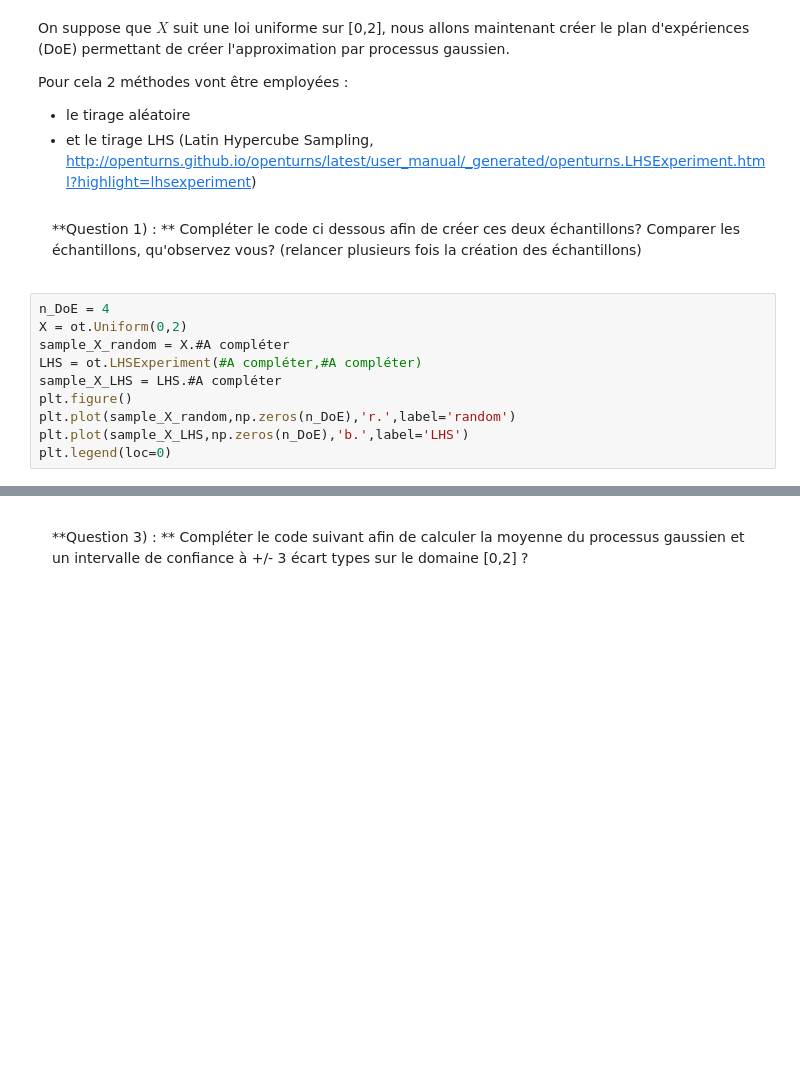
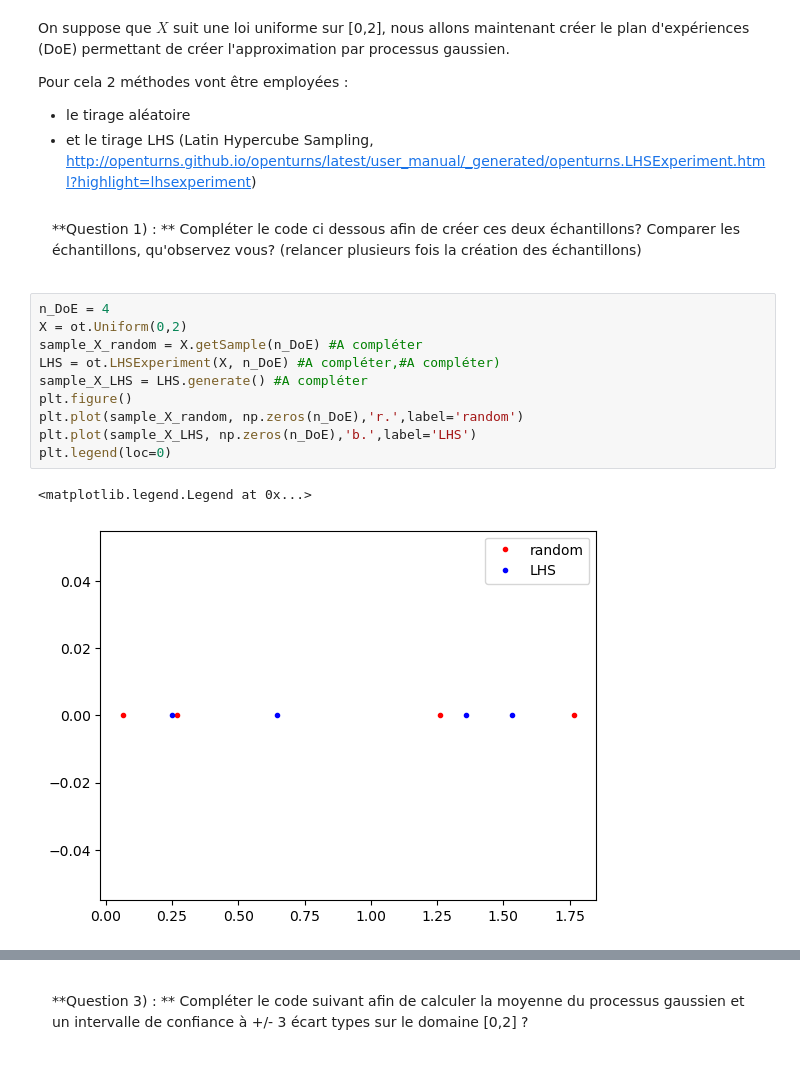
Before and after one commit to PaulCalot/supaero-mdo, a Jupyter notebook: be6/BE_3.ipynb, the cells around one changed output, grey strips where cells are left out. Saved outputs shown, nothing was run; the diff lists cells and outputs as text; blank space fills up the shorter version.

```diff
--- a/be6/BE_3.ipynb
+++ b/be6/BE_3.ipynb
@@ -179,10 +179,13 @@ Pour cela 2 méthodes vont être employées :
 # %%
 n_DoE = 4
 X = ot.Uniform(0,2)
-sample_X_random = X.#A compléter
-LHS = ot.LHSExperiment(#A compléter,#A compléter)
-sample_X_LHS = LHS.#A compléter
+sample_X_random = X.getSample(n_DoE) #A compléter
+LHS = ot.LHSExperiment(X, n_DoE) #A compléter,#A compléter)
+sample_X_LHS = LHS.generate() #A compléter
 plt.figure()
-plt.plot(sample_X_random,np.zeros(n_DoE),'r.',label='random')
-plt.plot(sample_X_LHS,np.zeros(n_DoE),'b.',label='LHS')
+plt.plot(sample_X_random, np.zeros(n_DoE),'r.',label='random')
+plt.plot(sample_X_LHS, np.zeros(n_DoE),'b.',label='LHS')
 plt.legend(loc=0)
+# %% [output]
+<matplotlib.legend.Legend at 0x...>
+[figure, added]
```
Also changed, not shown: parts of 18 cells of this notebook.
